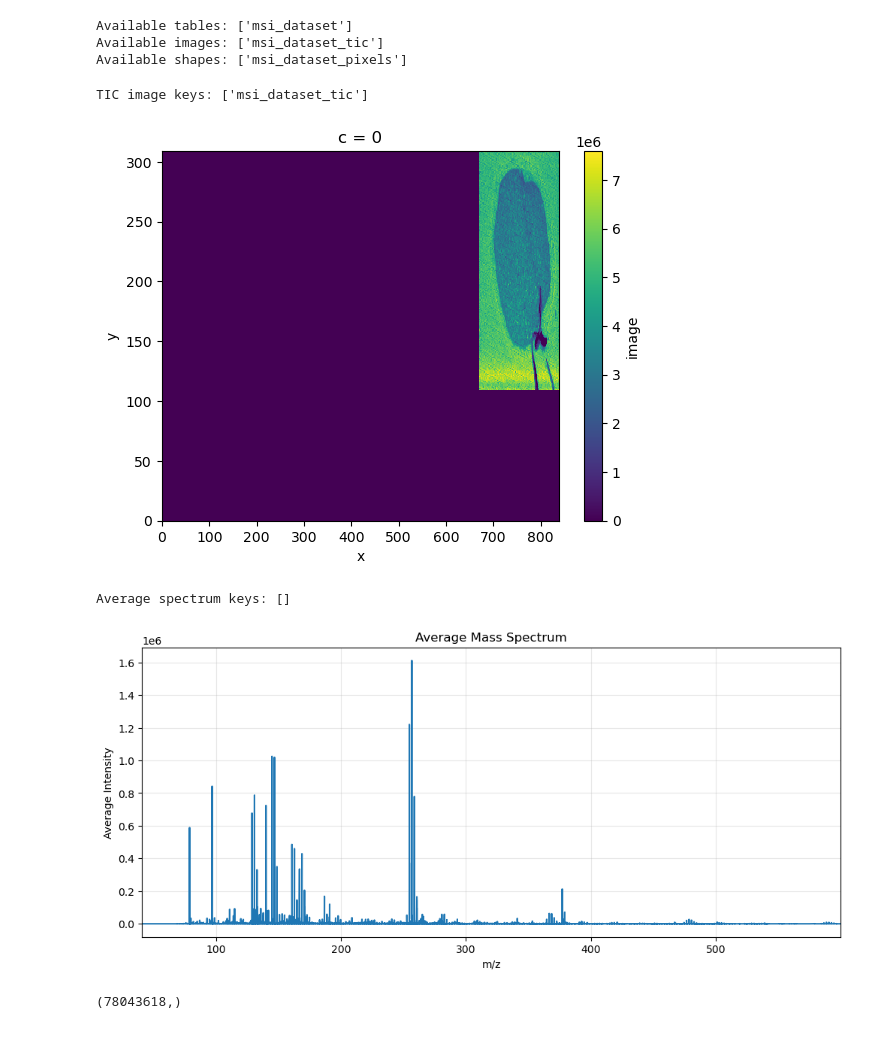
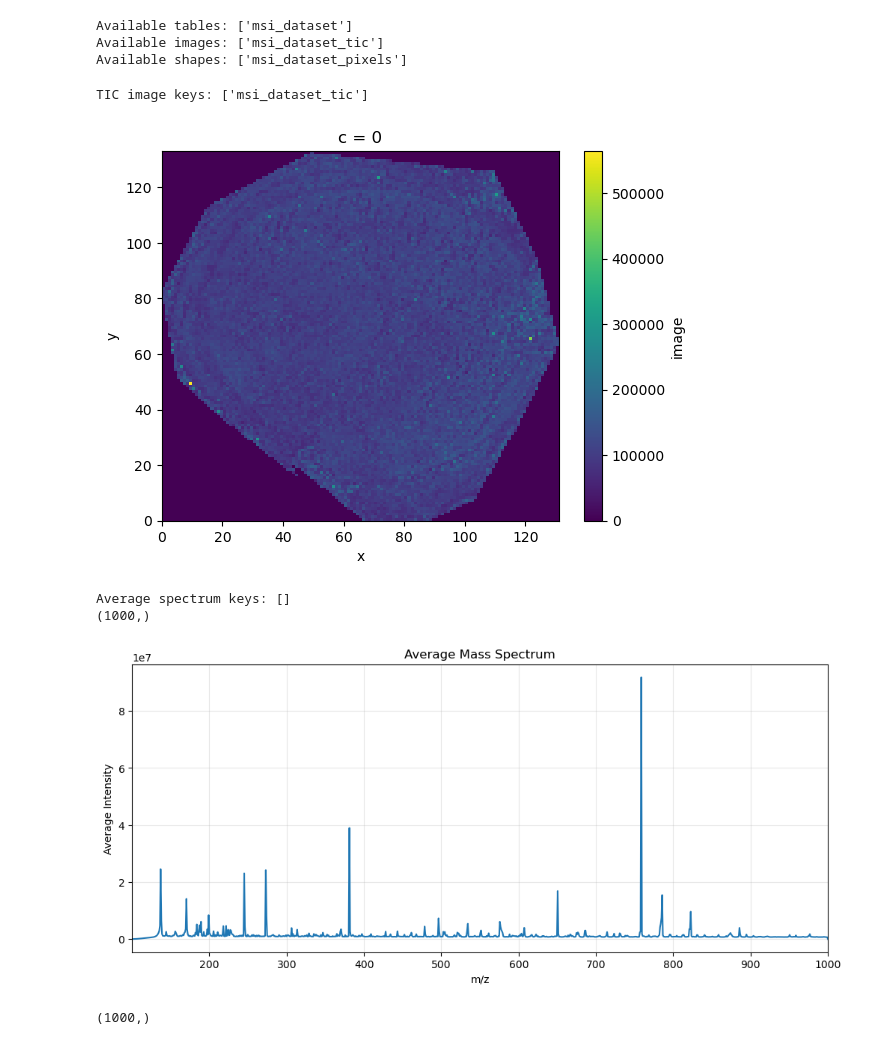
Before and after one commit to Tomatokeftes/MSIConverter, a Jupyter notebook: test.ipynb, the cells around one changed output. Saved outputs shown, nothing was run; the diff lists cells and outputs as text; code cells hidden in the pictures.

```diff
--- a/test.ipynb
+++ b/test.ipynb
@@ -1,7 +1,7 @@
 # %%
 from spatialdata import SpatialData
 import numpy as np
-sdata = SpatialData.read(r"C:\Users\P70078823\Desktop\MSIConverter\output_interpolated.zarr")
+sdata = SpatialData.read(r"C:\Users\P70078823\Desktop\MSIConverter\test_final_dask.zarr")
 
 # List available tables
 print("Available tables:", list(sdata.tables.keys()))
@@ -18,6 +18,7 @@ Available images: ['msi_dataset_tic']
 Available shapes: ['msi_dataset_pixels']
 # %%
 import matplotlib.pyplot as plt
+import plotly.express as px
 
 
 # Get all image keys containing "tic"
@@ -35,44 +36,45 @@ plt.show()
 plt.show()
 # %% [output]
 TIC image keys: ['msi_dataset_tic']
-[figure, old version]
+[figure, new version]
 # %%
 # Get all table keys containing "average"
 avg_keys = [key for key in sdata.tables.keys() if "average" in key.lower()]
 print("Average spectrum keys:", avg_keys)
 
 # Get the main MSI data table (assuming a single dataset)
 main_table_key = list(sdata.tables.keys())[0]
 msi_table = sdata.tables[main_table_key]
 
 # Access the average spectrum from the .uns attribute
 if "average_spectrum" in msi_table.uns:
     intensities = msi_table.uns["average_spectrum"]
 else:
     raise KeyError("Average spectrum not found in table.uns")
 
 # Get m/z values from the table's var DataFrame
 mz_values = msi_table.var["mz"].values if "mz" in msi_table.var else msi_table.var_names.to_numpy()
 
 import matplotlib.pyplot as plt
 # import plotly.express as px
 
-# # Plot the average mass spectrum
-# fig = px.line(x=mz_values, y=intensities, labels={'x': 'm/z', 'y': 'Intensity'}, title='Average Mass Spectrum')
-# fig.update_layout(xaxis_title='m/z', yaxis_title='Intensity')
-# fig.show()
-# print(mz_values.shape)
+# Plot the average mass spectrum
+fig = px.line(x=mz_values, y=intensities, labels={'x': 'm/z', 'y': 'Intensity'}, title='Average Mass Spectrum')
+fig.update_layout(xaxis_title='m/z', yaxis_title='Intensity')
+fig.show()
+print(mz_values.shape)
 
 plt.figure(figsize=(12, 5))
 plt.plot(mz_values, intensities)
 plt.xlabel('m/z')
 plt.ylabel('Average Intensity')
 plt.title('Average Mass Spectrum')
 plt.xlim(min(mz_values), max(mz_values))
 plt.grid(True, alpha=0.3)
 plt.show()
 print(mz_values.shape)
 # %% [output]
 Average spectrum keys: []
+(1000,)
-[figure, old version]
+[figure, new version]
-(78043618,)
+(1000,)
```
Also changed, not shown: 26 other files.
